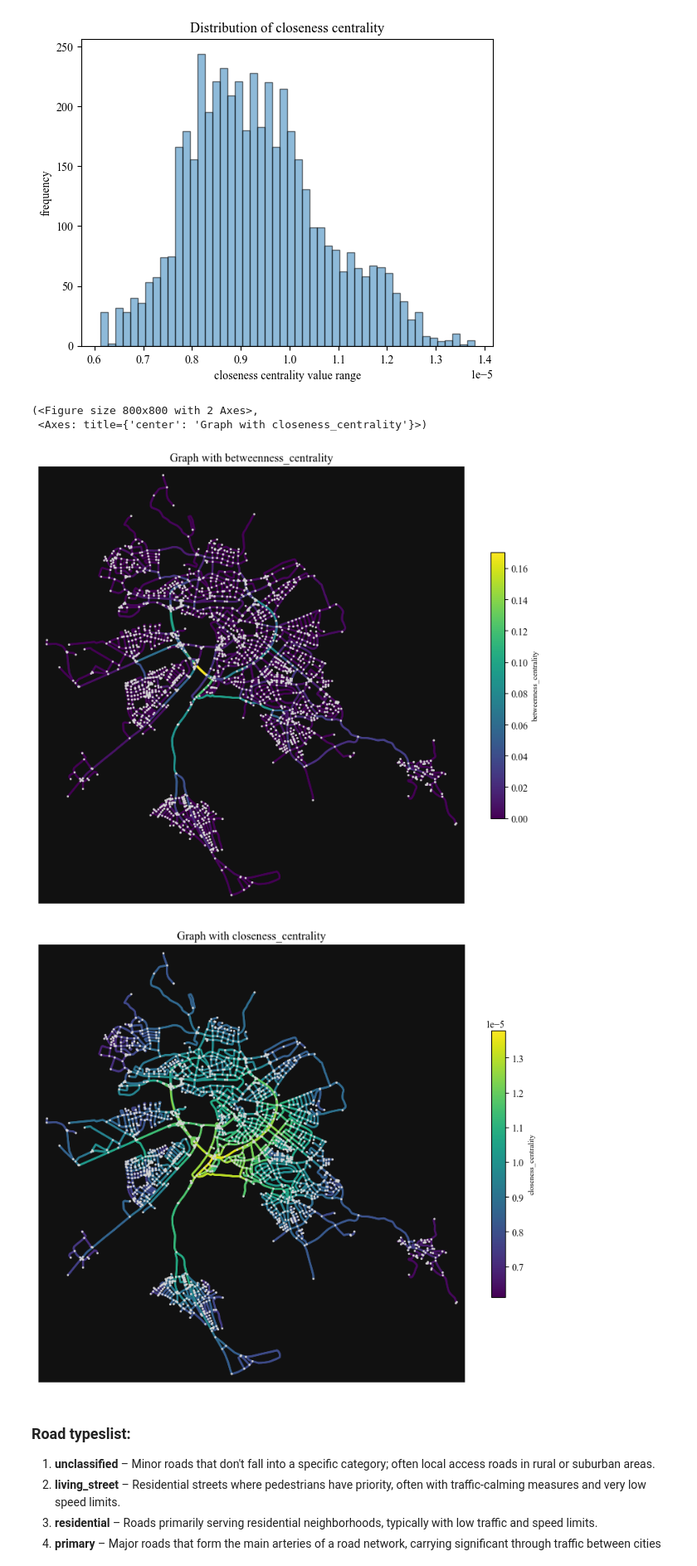
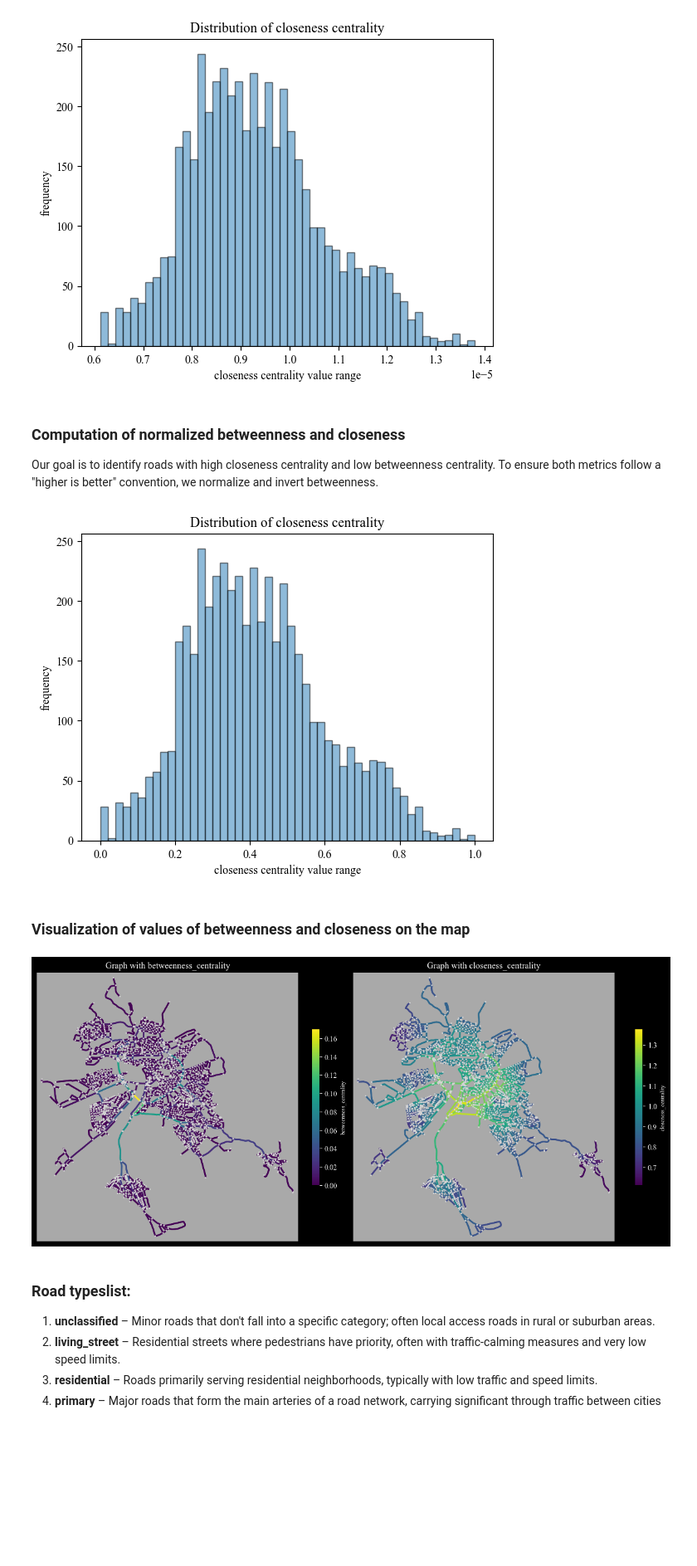
Before and after one commit to nkt1313/bavaria_simulations, a Jupyter notebook: src/data_preprocessing/investigate_closeness_criteria.ipynb, the cells around one changed output. Shown at 83% size. Saved outputs shown, nothing was run; the diff lists cells and outputs as text; code cells hidden in the pictures; blank space fills up the shorter version.

Commit message:
investigate closeness criteria

```diff
--- a/src/data_preprocessing/investigate_closeness_criteria.ipynb
+++ b/src/data_preprocessing/investigate_closeness_criteria.ipynb
@@ -25,0 +28,11 @@ from collections import Counter, defaultdict
+# %%
+import osmnx as ox
+import networkx as nx
+import matplotlib.pyplot as plt
+from matplotlib.colors import Normalize
+import numpy as np
+import pandas as pd
+import seaborn as sns
+import matplotlib.cm as cm
+
+plt.rcParams["font.family"] = "Times New Roman"
@@ -84,6 +101,10 @@ plt.show()
 # Add centrality measures as node attributes
 nx.set_edge_attributes(G, betweenness, "betweenness_centrality")
 nx.set_edge_attributes(G, closeness, "closeness_centrality")
+# %% [markdown]
+### Computation of normalized betweenness and closeness
+
+Our goal is to identify roads with high closeness centrality and low betweenness centrality. To ensure both metrics follow a "higher is better" convention, we normalize and invert betweenness.
 # %%
 # Extract values while keeping the node associations
 betweenness_values = np.array(list(betweenness.values()))
@@ -107,56 +128,52 @@ closeness_norm = {
 # Set normalized attributes in the graph
 nx.set_edge_attributes(G, betweenness_norm, "betweenness_norm")
 nx.set_edge_attributes(G, closeness_norm, "closeness_norm")
+# %% [output]
+[figure, added]
+# %% [markdown]
+### Visualization of values of betweenness and closeness on the map
 # %%
-def plot_graph_with_edge_colorbar(G, centrality_type):
-    """Plots the graph with a colorbar representing edge centrality values."""
-    import networkx as nx
-    import osmnx as ox
-    import matplotlib.pyplot as plt
-    import numpy as np
-    from matplotlib.colors import Normalize
-
-    # Extract edge centrality values for plotting and create a list for edge colors
-    # Convert the values to a list instead of numpy array
+def plot_graph_with_edge_colorbar(ax, G, centrality_type):
     edge_values = [data.get(centrality_type, 0) for _, _, data in G.edges(data=True)]
 
-    # Create a colormap
     cmap = plt.cm.viridis
     norm = Normalize(vmin=min(edge_values), vmax=max(edge_values))
-
-    # Create a list of colors by mapping the edge values through the colormap
     edge_colors = [cmap(norm(value)) for value in edge_values]
 
-    # Plot the graph with edge color based on centrality
-    fig, ax = ox.plot_graph(
+    # Plot on the provided ax
+    ox.plot_graph(
         G,
-        node_color="lightgray",  # Optional: Color nodes in light gray
-        edge_color=edge_colors,  # Pre-mapped edge colors
+        ax=ax,
+        node_color="lightgray",
+        edge_color=edge_colors,
         edge_linewidth=2,
         node_size=5,
         show=False,
         close=False,
     )
+    ax.set_facecolor("darkgray")
+    ax.set_title(f"Graph with {centrality_type}", color="white")
 
-    # Create a colorbar for edge centrality
+    # Create a colorbar
     sm = plt.cm.ScalarMappable(cmap=cmap, norm=norm)
     sm.set_array([])
     cbar = plt.colorbar(sm, shrink=0.5, ax=ax)
-    cbar.set_label(f"{centrality_type}", fontsize=8)
-
-    plt.title(f"Graph with {centrality_type}")
-    plt.tight_layout()
-    return fig, ax
+    cbar.set_label(f"{centrality_type}", fontsize=8, color="white")
+    cbar.ax.yaxis.set_tick_params(color="white")
+    plt.setp(cbar.ax.get_yticklabels(), color="white")
 
 
-# Plot graphs with colorbars
-plot_graph_with_edge_colorbar(G, "betweenness_centrality")
-plot_graph_with_edge_colorbar(G, "closeness_centrality")
+# Create figure with two subplots
+fig, axes = plt.subplots(
+    1, 2, figsize=(12, 6), constrained_layout=True, facecolor="black"
+)
+
+plot_graph_with_edge_colorbar(axes[0], G, "betweenness_centrality")
+plot_graph_with_edge_colorbar(axes[1], G, "closeness_centrality")
+
+plt.show()
 # %% [output]
-(<Figure size 800x800 with 2 Axes>,
- <Axes: title={'center': 'Graph with closeness_centrality'}>)
-[figure, old version]
+[figure, new version]
-[figure, removed]
 # %% [markdown]
 ### Road typeslist:
 
```
Also changed, not shown: parts of 8 cells of this notebook, 1 other file.
